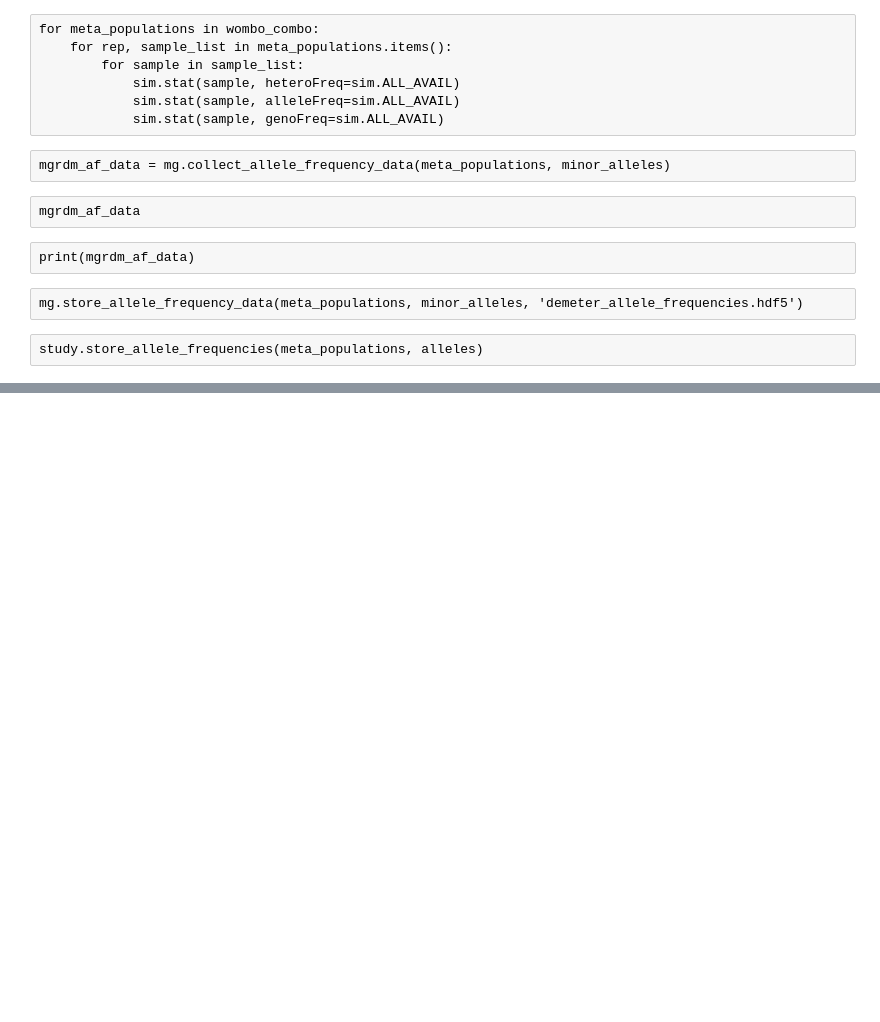
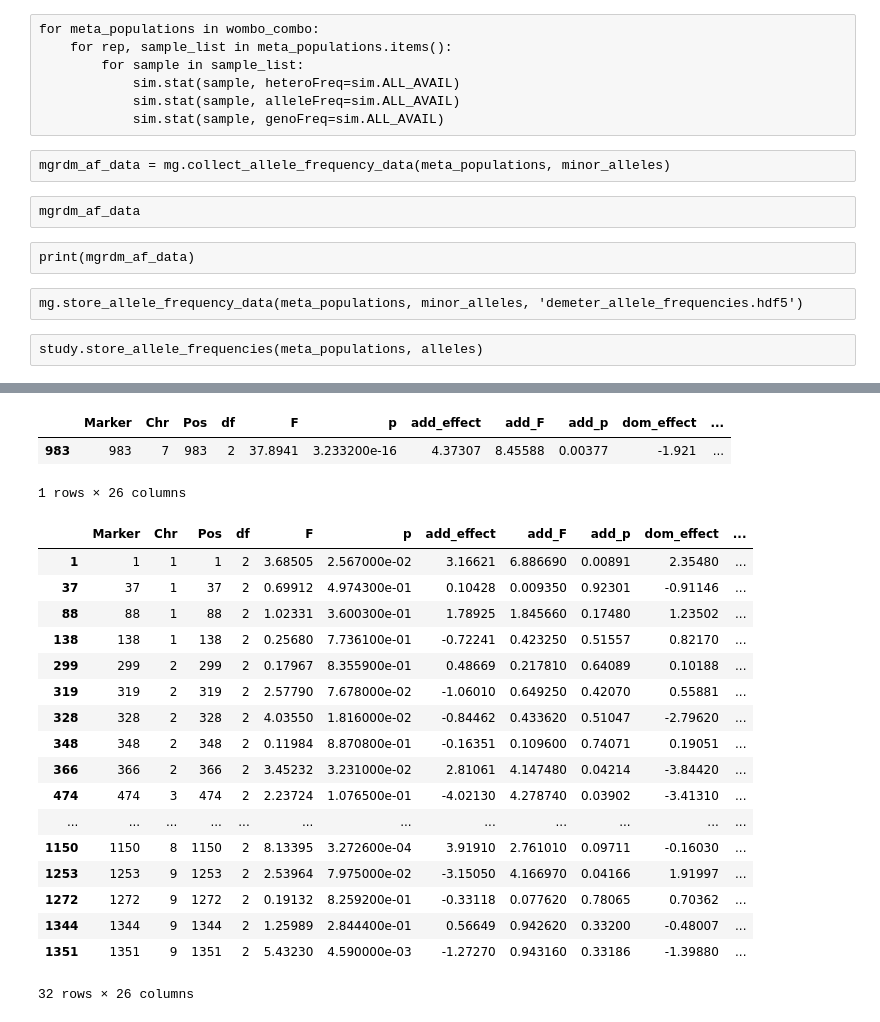
Before and after one commit to maizeatlas/saegus, a Jupyter notebook: devel/magic/1478/demonstration_run_epsilon.ipynb, the cells around one changed output, grey strips where cells are left out. Cells and saved outputs as stored; diff of their text form; code cells hidden in the pictures; blank space fills up the shorter version.

```diff
--- a/devel/magic/1478/demonstration_run_epsilon.ipynb
+++ b/devel/magic/1478/demonstration_run_epsilon.ipynb
@@ -468,0 +469,20 @@ lxml_root.write("/home/vakanas/tassel-5-standalone/"+"R"+rep_id_name+'_'+
+# %%
+def tassel_results_tables(gwas_file_name, q_values_file_name,
+                              minor_allele_frequency_table,
+                              quantitative_allele_table):
+    raw_gwas_results = pd.read_csv(gwas_file_name, sep='\t')
+    raw_gwas_results.drop(0, axis=0, inplace=True)
+    raw_gwas_results.drop('Trait', axis=1, inplace=True)
+    raw_gwas_results.index = np.array(list(map(int, raw_gwas_results.Marker)))
+    q_values = pd.read_csv(q_values_file_name, sep='\t')
+    q_values.index = np.array(list(map(int, raw_gwas_results.Marker)))
+    raw_gwas_results = raw_gwas_results.join(q_values)
+
+    assert minor_allele_frequency_table.index.dtype == raw_gwas_results.index.dtype, "Indexes of these tables are different"
+
+    raw_gwas_results = raw_gwas_results.join(minor_allele_frequency_table.ix[raw_gwas_results.index, :])
+
+    assert quantitative_allele_table.index.dtype == raw_gwas_results.index.dtype, "Indexes of these tables are different"
+
+    raw_gwas_results = raw_gwas_results.join(quantitative_allele_table.ix[raw_gwas_results.index, :])
+    return raw_gwas_results
@@ -468,0 +502,2 @@ lxml_root.write("/home/vakanas/tassel-5-standalone/"+"R"+rep_id_name+'_'+
+# %%
+mafrqs = pd.read_csv('epsilon_0_maf_table.txt', sep='\t', index_col=0)
@@ -468,0 +525,2 @@ lxml_root.write("/home/vakanas/tassel-5-standalone/"+"R"+rep_id_name+'_'+
+# %%
+qtad = pd.read_csv('epsilon_0_quant_allele_table.txt', sep='\t', index_col=0)
@@ -469,3 +548,32 @@ lxml_root.write("/home/vakanas/tassel-5-standalone/"+"R"+rep_id_name+'_'+
+# %%
+super_table = tassel_results_tables('epsilon_0_out_2.txt', 'epsilon_0_qvalues.txt', mafrqs, qtad)
+# %%
+super_table.ix[super_table.q < 0.05]
+# %% [output]
+|  | Marker | Chr | Pos | df | F | p | add_effect | add_F | add_p | dom_effect | ... |
+| 983 | 983 | 7 | 983 | 2 | 37.8941 | 3.233200e-16 | 4.37307 | 8.45588 | 0.00377 | -1.921 | ... |
+1 rows × 26 columns
+# %%
+super_table.ix[super_table.alpha_effect > 0]
+# %% [output]
+|  | Marker | Chr | Pos | df | F | p | add_effect | add_F | add_p | dom_effect | ... |
+| 1 | 1 | 1 | 1 | 2 | 3.68505 | 2.567000e-02 | 3.16621 | 6.886690 | 0.00891 | 2.35480 | ... |
+| 37 | 37 | 1 | 37 | 2 | 0.69912 | 4.974300e-01 | 0.10428 | 0.009350 | 0.92301 | -0.91146 | ... |
+| 88 | 88 | 1 | 88 | 2 | 1.02331 | 3.600300e-01 | 1.78925 | 1.845660 | 0.17480 | 1.23502 | ... |
+| 138 | 138 | 1 | 138 | 2 | 0.25680 | 7.736100e-01 | -0.72241 | 0.423250 | 0.51557 | 0.82170 | ... |
+| 299 | 299 | 2 | 299 | 2 | 0.17967 | 8.355900e-01 | 0.48669 | 0.217810 | 0.64089 | 0.10188 | ... |
+| 319 | 319 | 2 | 319 | 2 | 2.57790 | 7.678000e-02 | -1.06010 | 0.649250 | 0.42070 | 0.55881 | ... |
+| 328 | 328 | 2 | 328 | 2 | 4.03550 | 1.816000e-02 | -0.84462 | 0.433620 | 0.51047 | -2.79620 | ... |
+| 348 | 348 | 2 | 348 | 2 | 0.11984 | 8.870800e-01 | -0.16351 | 0.109600 | 0.74071 | 0.19051 | ... |
+| 366 | 366 | 2 | 366 | 2 | 3.45232 | 3.231000e-02 | 2.81061 | 4.147480 | 0.04214 | -3.84420 | ... |
+| 474 | 474 | 3 | 474 | 2 | 2.23724 | 1.076500e-01 | -4.02130 | 4.278740 | 0.03902 | -3.41310 | ... |
+| ... | ... | ... | ... | ... | ... | ... | ... | ... | ... | ... | ... |
+| 1150 | 1150 | 8 | 1150 | 2 | 8.13395 | 3.272600e-04 | 3.91910 | 2.761010 | 0.09711 | -0.16030 | ... |
+| 1253 | 1253 | 9 | 1253 | 2 | 2.53964 | 7.975000e-02 | -3.15050 | 4.166970 | 0.04166 | 1.91997 | ... |
+| 1272 | 1272 | 9 | 1272 | 2 | 0.19132 | 8.259200e-01 | -0.33118 | 0.077620 | 0.78065 | 0.70362 | ... |
+| 1344 | 1344 | 9 | 1344 | 2 | 1.25989 | 2.844400e-01 | 0.56649 | 0.942620 | 0.33200 | -0.48007 | ... |
+| 1351 | 1351 | 9 | 1351 | 2 | 5.43230 | 4.590000e-03 | -1.27270 | 0.943160 | 0.33186 | -1.39880 | ... |
+32 rows × 26 columns
 # %%
 mg.multiple_sample_analyzer(meta_populations, qtl, allele_effects,
                             minor_alleles, concordant_segregating_loci)
```
Also changed, not shown: parts of 129 cells of this notebook, 16 other files.
